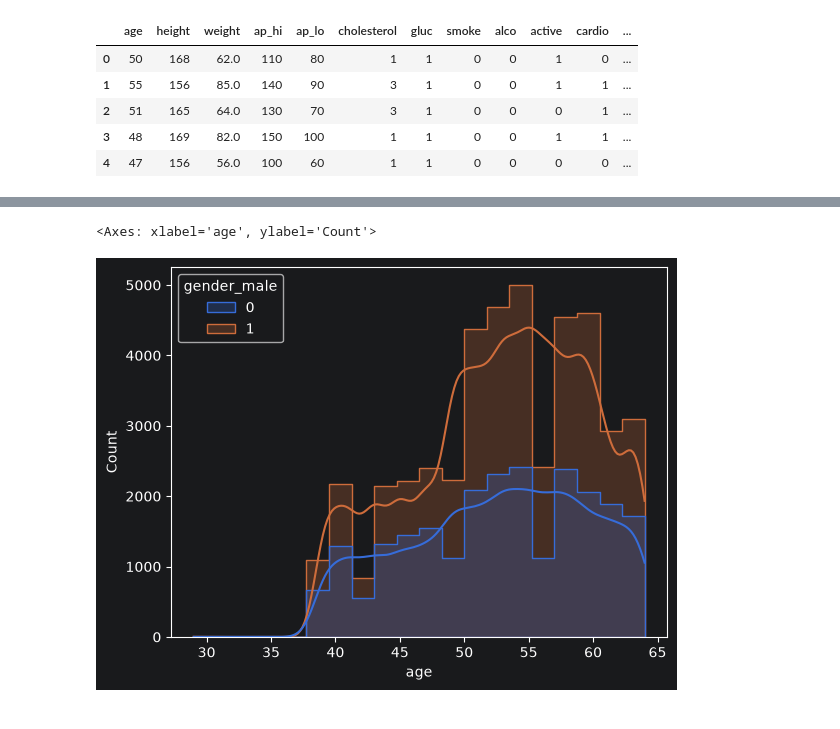
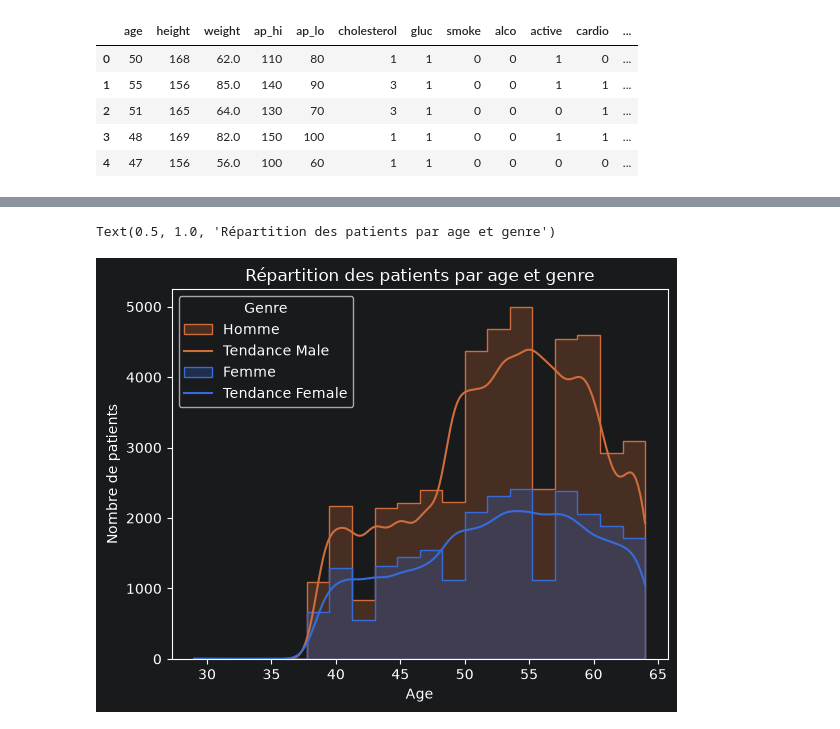
Before and after one commit to KANTIN-FAGN/cardiorisk_project, a Jupyter notebook: notebooks/cardio_train/02_eda.ipynb, the cells around one changed output, grey strips where cells are left out. Cells and saved outputs as stored; diff of their text form; code cells hidden in the pictures.

```diff
--- a/notebooks/cardio_train/02_eda.ipynb
+++ b/notebooks/cardio_train/02_eda.ipynb
@@ -79,12 +74,19 @@ Name: count, dtype: int64
 # %%
 sns.histplot(
     data=df,
     x="age",
     hue="gender_male",
     kde=True,
     bins=20,
     element="step"
 )
+plt.ylabel("Nombre de patients")
+plt.xlabel("Age")
+plt.legend(
+    title="Genre",
+    labels=["Homme", "Tendance Male", "Femme", "Tendance Female"]
+)
+plt.title("Répartition des patients par age et genre")
 # %% [output]
-<Axes: xlabel='age', ylabel='Count'>
+Text(0.5, 1.0, 'Répartition des patients par age et genre')
-[figure, old version]
+[figure, new version]
```
Also changed, not shown: parts of 14 cells of this notebook, 1 other file.
